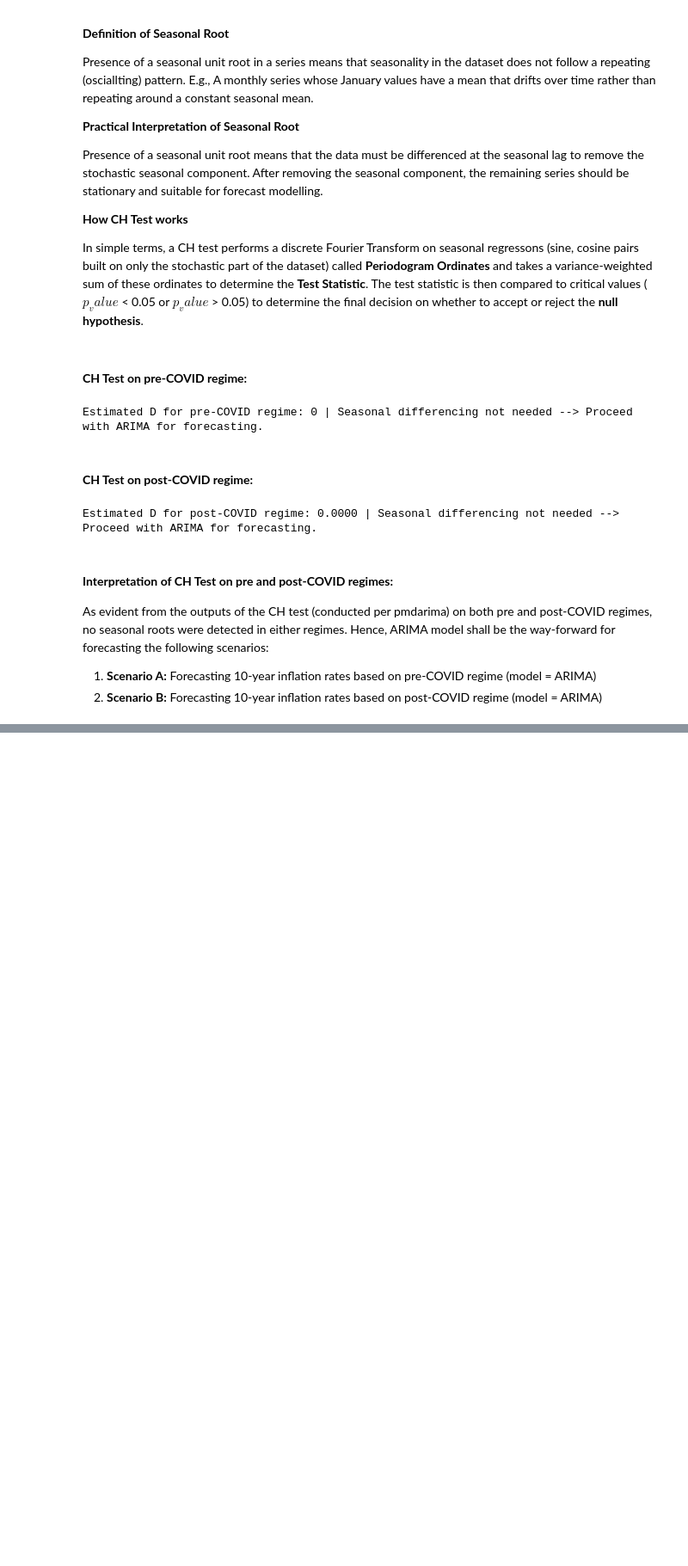
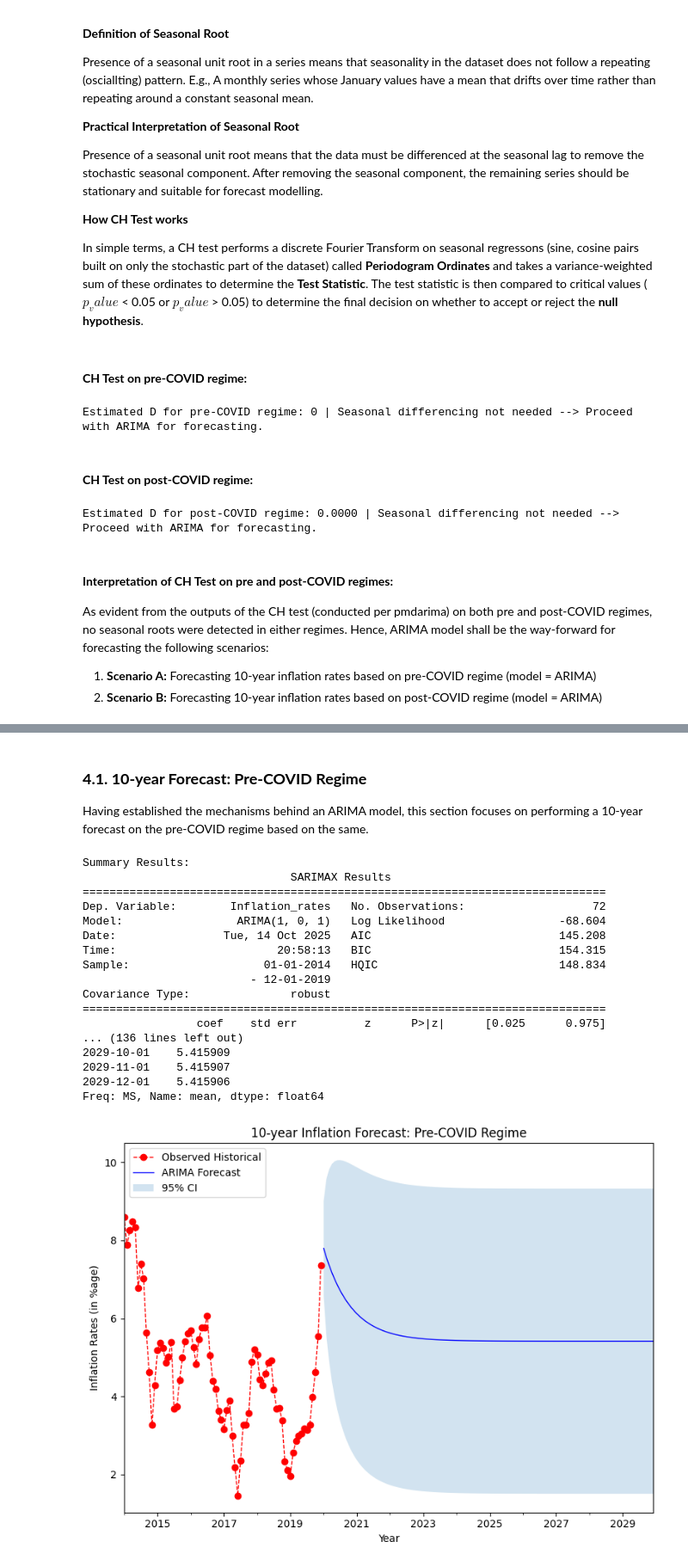
Before and after one commit to thenaivecoder89/statistical_and_machine_learning_models, a Jupyter notebook: statistical_models/arima/India_Inflation_Forecast.ipynb, the cells around one changed output, grey strips where cells are left out. Shown: that part at 86% size. Drawn from its saved outputs; the diff is of its cells as text; code cells hidden in the pictures; blank space fills up the shorter version.

Commit message:
Updated ARIMA with 10-year forecast on pre-COVID regime along with conclusions

```diff
--- a/statistical_models/arima/India_Inflation_Forecast.ipynb
+++ b/statistical_models/arima/India_Inflation_Forecast.ipynb
@@ -35,6 +37,7 @@ This section shows a visual representation of the inflation data - as sourced fr
 # Initialize environment and set conditions
 load_dotenv()
 inflation_dataset = os.getenv('inflation_dataset')
+forecast_pre_dataset = os.getenv('forecast_pre_dataset')
 pd.set_option('display.max_rows', None)
 pd.set_option('display.max_columns', None)
 
@@ -383,0 +480,49 @@ As evident from the outputs of the CH test (conducted per pmdarima) on both pre
+# %% [markdown]
+### **4.1. 10-year Forecast: Pre-COVID Regime**
+Having established the mechanisms behind an ARIMA model, this section focuses on performing a 10-year forecast on the pre-COVID regime based on the same.
+# %%
+# Fit ARIMA Model
+model_pre = ARIMA(series_pre, order= (1, 0, 1), trend='c') # Gives the minimal variance between forecasted data and observed data - observed data has been obtained from the 2022 till 2025 post-COVID observed values.
+result_pre = model_pre.fit(cov_type='robust') # cov_type = 'robust' since data is exhibiting heteroskedacity
+print(f'Summary Results:\n{result_pre.summary()}')
+is_stationary = np.all(np.abs(result_pre.arroots) > 1)
+is_invertible = np.all(np.abs(result_pre.maroots) > 1)
+print(f'Stability Result:\n{is_stationary}')
+print(f'Invertability Result:\n{is_invertible}')
+
+# 10-year Forecast (12 months per year hence steps = 120)
+forecast_pre = result_pre.get_forecast(steps=120)
+forecast_df_pre = forecast_pre.summary_frame(alpha=0.05)
+print(f'ARIMA Forecast Data:\n{forecast_df_pre['mean']}')
+forecast_df_pre['mean'].to_csv(forecast_pre_dataset)
+
+# Plot Forecast
+fig_forecast_pre, ax_forecast_pre = plt.subplots(figsize=(8, 6))
+series_pre.plot(ax=ax_forecast_pre, label='Observed Historical', lw=1, color='red', linestyle='--', marker='o')
+forecast_df_pre['mean'].plot(ax=ax_forecast_pre, label='ARIMA Forecast', lw=1, color='blue')
+ax_forecast_pre.fill_between(forecast_df_pre.index, forecast_df_pre['mean_ci_lower'], forecast_df_pre['mean_ci_upper'], alpha=0.2, label='95% CI')
+ax_forecast_pre.set_xlabel('Year')
+ax_forecast_pre.set_ylabel('Inflation Rates (in %age)')
+ax_forecast_pre.set_title('10-year Inflation Forecast: Pre-COVID Regime')
+ax_forecast_pre.legend()
+plt.tight_layout()
+plt.show()
+# %% [output]
+Summary Results:
+                               SARIMAX Results
+==============================================================================
+Dep. Variable:        Inflation_rates   No. Observations:                   72
+Model:                 ARIMA(1, 0, 1)   Log Likelihood                 -68.604
+Date:                Tue, 14 Oct 2025   AIC                            145.208
+Time:                        20:58:13   BIC                            154.315
+Sample:                    01-01-2014   HQIC                           148.834
+                         - 12-01-2019
+Covariance Type:               robust
+==============================================================================
+                 coef    std err          z      P>|z|      [0.025      0.975]
+... (136 lines left out)
+2029-10-01    5.415909
+2029-11-01    5.415907
+2029-12-01    5.415906
+Freq: MS, Name: mean, dtype: float64
+[figure, added]
```
Also changed, not shown: parts of 3 cells of this notebook.
